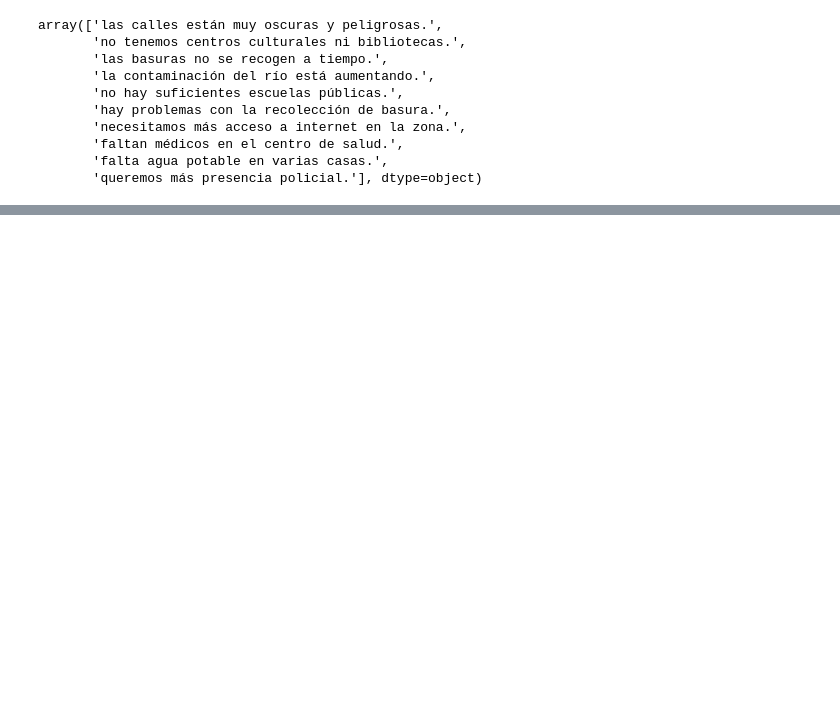
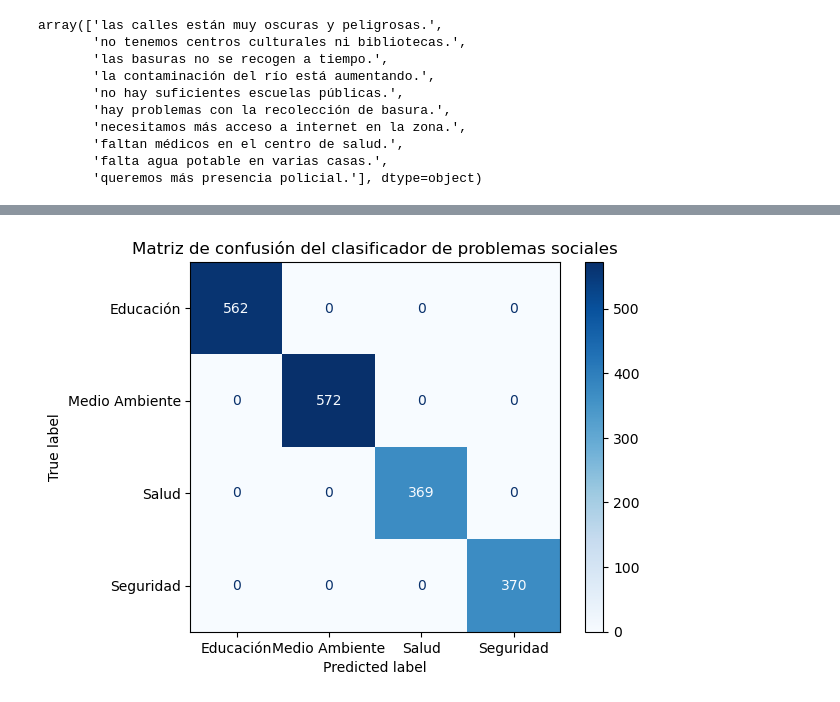
Before and after one commit to ariss99nn/SENASOFT, a Jupyter notebook: RETO.ipynb, the cells around one changed output, grey strips where cells are left out. Cells and saved outputs as stored; diff of their text form; code cells hidden in the pictures; blank space fills up the shorter version.

```diff
--- a/RETO.ipynb
+++ b/RETO.ipynb
@@ -188,0 +182,3 @@ df.drop('Nombre', axis=1, inplace=True)
+# %%
+df_u = df[["Comentario", "Categoría del problema"]]
+df_u.head()
@@ -188,0 +192,9 @@ df.drop('Nombre', axis=1, inplace=True)
+# %%
+import re
+
+def limpiar_texto(texto):
+    texto = texto.lower()
+    texto = re.sub(r'[^a-záéíóúñü\s]', '', texto)
+    return texto
+
+df_u["Comentario_limpio"] = df_u["Comentario"].apply(limpiar_texto)
@@ -188,0 +221,24 @@ df.drop('Nombre', axis=1, inplace=True)
+# %%
+from sklearn.model_selection import train_test_split
+from sklearn.feature_extraction.text import TfidfVectorizer
+
+X_train, X_test, y_train, y_test = train_test_split(
+    df_u["Comentario_limpio"],
+    df_u["Categoría del problema"],
+    test_size=0.2,
+    random_state=42
+)
+
+vectorizador = TfidfVectorizer(max_features=1000)
+X_train_vec = vectorizador.fit_transform(X_train)
+X_test_vec = vectorizador.transform(X_test)
+# %%
+from sklearn.linear_model import LogisticRegression
+from sklearn.metrics import classification_report, confusion_matrix
+
+modelo = LogisticRegression(max_iter=200)
+modelo.fit(X_train_vec, y_train)
+
+# Predicciones
+y_pred = modelo.predict(X_test_vec)
+print(classification_report(y_test, y_pred))
@@ -188,0 +256,10 @@ df.drop('Nombre', axis=1, inplace=True)
+# %%
+import seaborn as sns
+import matplotlib.pyplot as plt
+from sklearn.metrics import ConfusionMatrixDisplay
+
+ConfusionMatrixDisplay.from_estimator(modelo, X_test_vec, y_test, cmap="Blues")
+plt.title("Matriz de confusión del clasificador de problemas sociales")
+plt.show()
+# %% [output]
+[figure, added]
```
Also changed, not shown: parts of 10 cells of this notebook.
